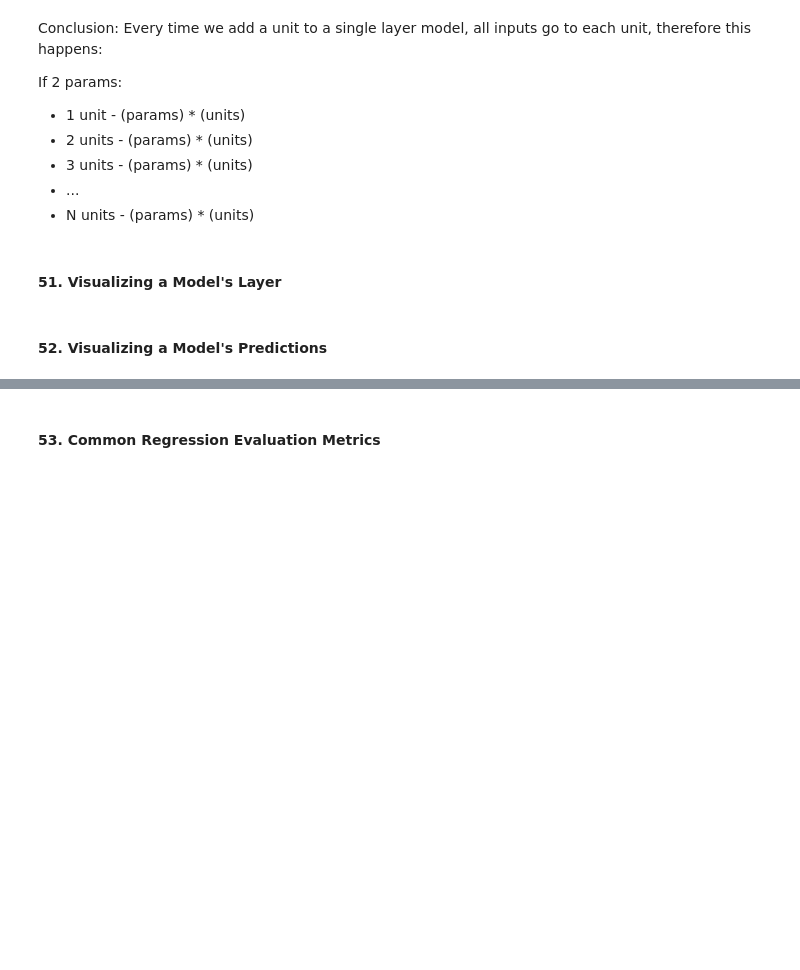
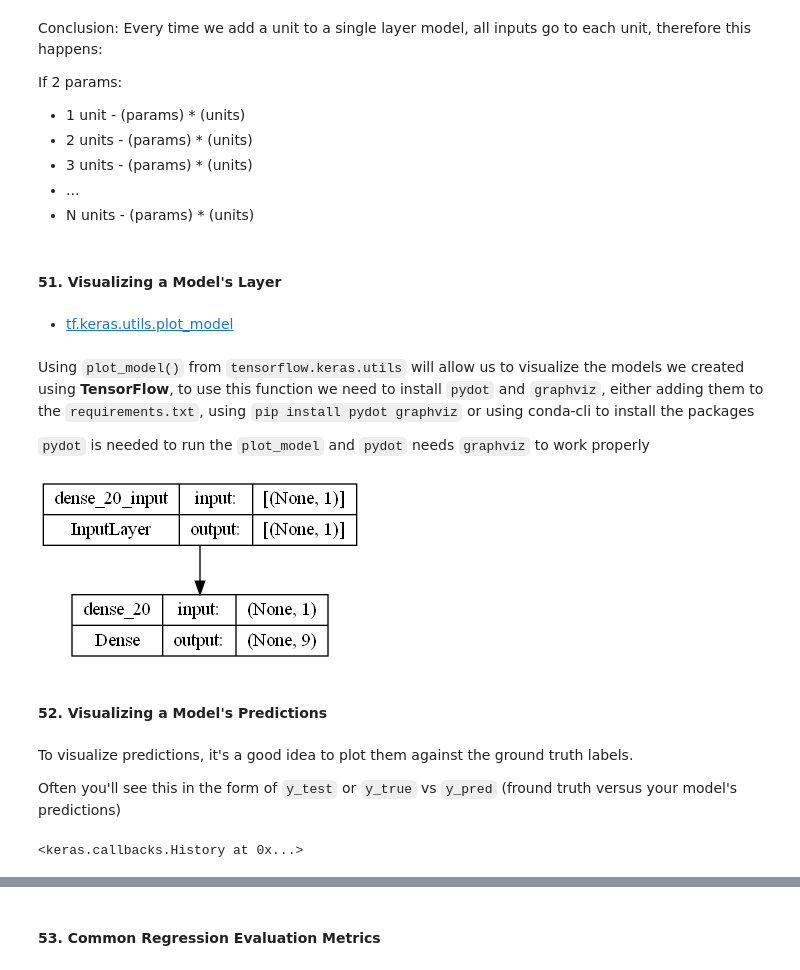
Before and after one commit to Diegomca98/tensorflow-certification-prep, a Jupyter notebook: src/nn_regression.ipynb, the cells around one changed output, grey strips where cells are left out. Cells and saved outputs as stored; diff of their text form; code cells hidden in the pictures; blank space fills up the shorter version.

```diff
--- a/src/nn_regression.ipynb
+++ b/src/nn_regression.ipynb
@@ -665,5 +666,38 @@ If 2 params:
 * N units - (params) * (units)
 # %% [markdown]
 #### 51. Visualizing a Model's Layer
+# %% [markdown]
+* [tf.keras.utils.plot_model](https://www.tensorflow.org/api_docs/python/tf/keras/utils/plot_model)
+# %% [markdown]
+Using `plot_model()` from `tensorflow.keras.utils` will allow us to visualize the models we created using **TensorFlow**, to use this function we need to install `pydot` and `graphviz`, either adding them to the `requirements.txt`, using `pip install pydot graphviz` or using conda-cli to install the packages
+
+`pydot` is needed to run the `plot_model` and `pydot` needs `graphviz` to work properly
+# %%
+plot_model(model=model, show_shapes=True)
+# %% [output]
+[figure, added]
 # %% [markdown]
 #### 52. Visualizing a Model's Predictions
+# %% [markdown]
+To visualize predictions, it's a good idea to plot them against the ground truth labels.
+
+Often you'll see this in the form of `y_test` or `y_true` vs `y_pred` (fround truth versus your model's predictions)
+# %%
+model = tf.keras.Sequential(
+    [
+        tf.keras.layers.Dense(50, activation = 'relu'),
+        tf.keras.layers.Dense(50, activation = 'relu'),
+        tf.keras.layers.Dense(50, activation = 'relu'),
+        tf.keras.layers.Dense(1)
+    ]
+)
+
+model.compile(
+    loss = tf.keras.losses.mae,
+    optimizer = tf.keras.optimizers.Adam(lr=0.01),
+    metrics = ['mae']
+)
+
+model.fit(tf.expand_dims(X_train, axis=-1), y_train, epochs=100, verbose = 0)
+# %% [output]
+<keras.callbacks.History at 0x...>
```
Also changed, not shown: parts of 28 cells of this notebook, 2 other files.
